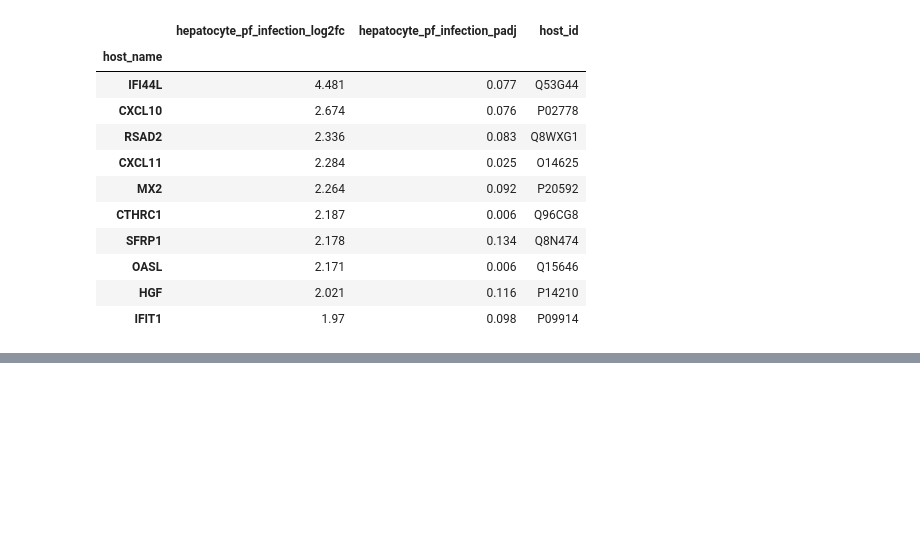
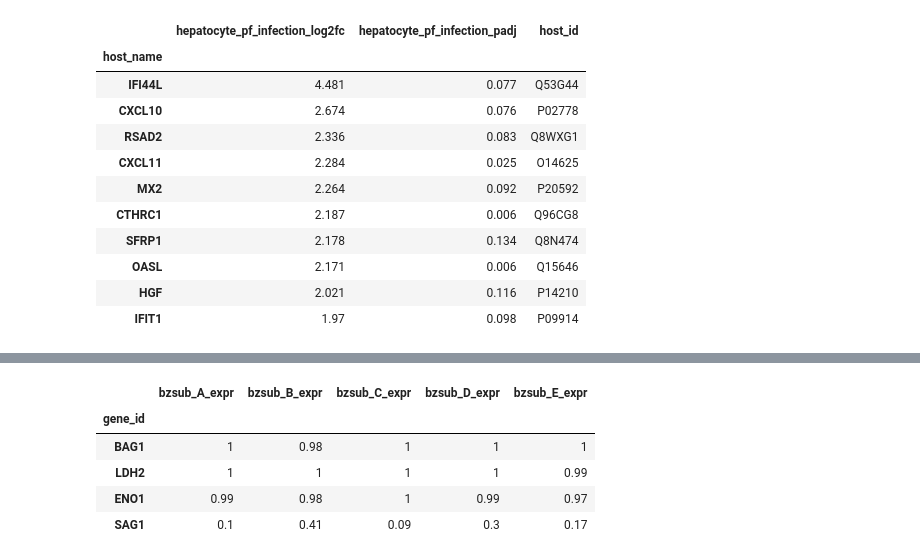
Before and after one commit to EinarOlafsson/starplast, a Jupyter notebook: notebooks/derive_deposits_2026_09.ipynb, the cells around one changed output, grey strips where cells are left out. Cells and saved outputs as stored; diff of their text form; code cells hidden in the pictures; blank space fills up the shorter version.

```diff
--- a/notebooks/derive_deposits_2026_09.ipynb
+++ b/notebooks/derive_deposits_2026_09.ipynb
@@ -178,0 +214,11 @@ hep.sort_values('hepatocyte_pf_infection_log2fc', ascending=False).head(10).roun
+# %%
+bz = D.bradyzoite_subtypes(DATA).set_index('gene_id')
+pct = bz.rank(pct=True)
+pct.loc[['TGME49_259020', 'TGME49_291040', 'TGME49_268860', 'TGME49_233460']].rename(index={'TGME49_259020': 'BAG1', 'TGME49_291040': 'LDH2', 'TGME49_268860': 'ENO1', 'TGME49_233460': 'SAG1'}).round(2)
+# %% [output]
+|  | bzsub_A_expr | bzsub_B_expr | bzsub_C_expr | bzsub_D_expr | bzsub_E_expr |
+| gene_id |  |  |  |  |  |
+| BAG1 | 1 | 0.98 | 1 | 1 | 1 |
+| LDH2 | 1 | 1 | 1 | 1 | 0.99 |
+| ENO1 | 0.99 | 0.98 | 1 | 0.99 | 0.97 |
+| SAG1 | 0.1 | 0.41 | 0.09 | 0.3 | 0.17 |
```
Also changed, not shown: parts of 17 cells of this notebook, 57 other files.
